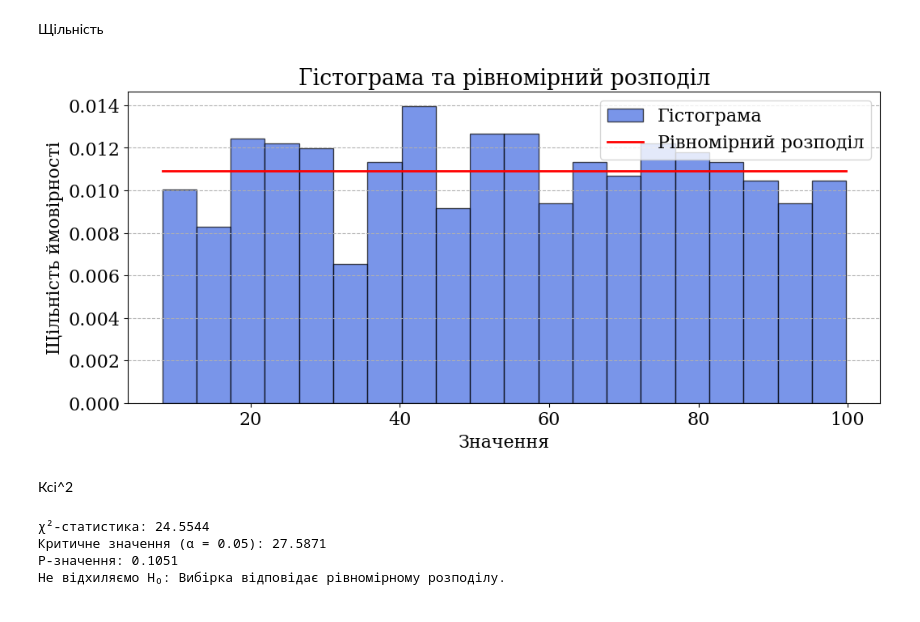
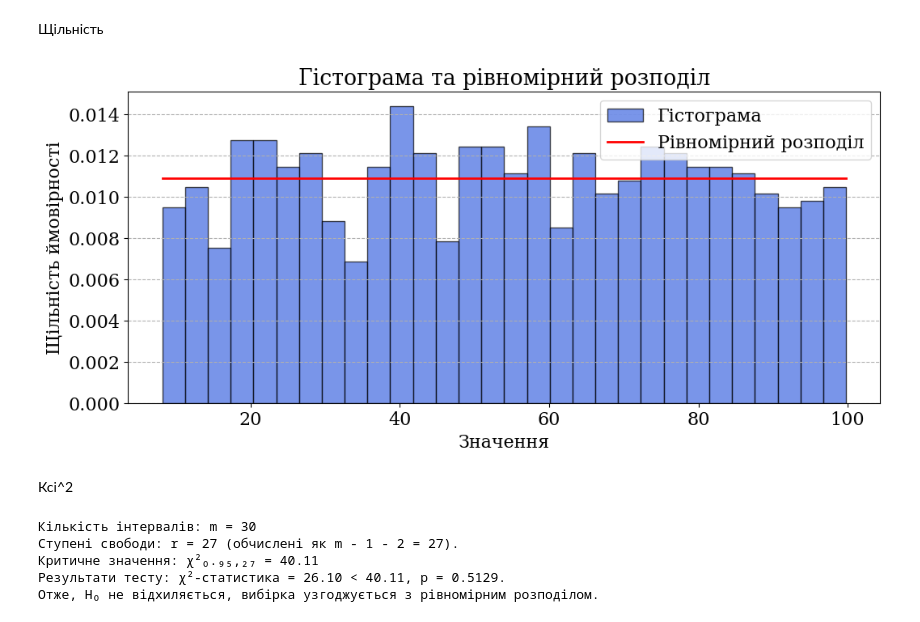
Before and after one commit to poop4ik/statistical-analysis-random-signals, a Jupyter notebook: lab1.ipynb, the cells around one changed output. Cells and saved outputs as stored; diff of their text form; code cells hidden in the pictures.

```diff
--- a/lab1.ipynb
+++ b/lab1.ipynb
@@ -155,33 +159,34 @@ plt.show()
 # %%
 from scipy.stats import uniform
 
 a, b = np.min(x), np.max(x)
 
 # Побудова гістограми
 plt.figure(figsize=(12, 5))
-plt.hist(x, bins=20, density=True, color='royalblue', edgecolor='black', alpha=0.7, label='Гістограма')
+plt.hist(x, bins=30, density=True, color='royalblue', edgecolor='black', alpha=0.7, label='Гістограма')
 
 x_vals = np.linspace(a, b, 300)
 plt.plot(x_vals, uniform.pdf(x_vals, loc=a, scale=b-a), 'r-', lw=2, label='Рівномірний розподіл')
 
 plt.title('Гістограма та рівномірний розподіл')
 plt.xlabel('Значення')
 plt.ylabel('Щільність ймовірності')
 plt.legend()
 plt.grid(axis='y', linestyle='--')
 
 plt.show()
 # %% [output]
-[figure, old version]
+[figure, new version]
 # %% [markdown]
 Ксі^2
 # %%
 from scipy.stats import uniform, chi2
+import numpy as np
 
 a = np.min(x)
 b = np.max(x)
 
-bins = 20
+bins = 30
 observed, bin_edges = np.histogram(x, bins=bins)
 
 expected = len(x) * (uniform.cdf(bin_edges[1:], loc=a, scale=b - a) - uniform.cdf(bin_edges[:-1], loc=a, scale=b - a))
@@ -189,20 +194,17 @@ expected = len(x) * (uniform.cdf(bin_edges[1:], loc=a, scale=b - a) - uniform.cd
 chi2_stat = np.sum((observed - expected)**2 / expected)
 
 df = bins - 1 - 2
-
 chi2_crit = chi2.ppf(0.95, df)
 p_value = 1 - chi2.cdf(chi2_stat, df)
 
-print(f"χ²-статистика: {chi2_stat:.4f}")
-print(f"Критичне значення (α = 0.05): {chi2_crit:.4f}")
-print(f"P-значення: {p_value:.4f}")
-
-if chi2_stat > chi2_crit:
-    print("Відхиляємо H₀: Вибірка не відповідає рівномірному розподілу.")
-else:
-    print("Не відхиляємо H₀: Вибірка відповідає рівномірному розподілу.")
+print(f"Кількість інтервалів: m = {bins}")
+print(f"Ступені свободи: r = {df} (обчислені як m - 1 - 2 = {df}).")
+print(f"Критичне значення: χ²₀.₉₅,₂₇ = {chi2_crit:.2f}")
+print(f"Результати тесту: χ²-статистика = {chi2_stat:.2f} < {chi2_crit:.2f}, p = {p_value:.4f}.")
+print(f"Отже, H₀ {'не відхиляється' if chi2_stat < chi2_crit else 'відхиляється'}, вибірка {'узгоджується' if chi2_stat < chi2_crit else 'не узгоджується'} з рівномірним розподілом.")
 # %% [output]
-χ²-статистика: 24.5544
-Критичне значення (α = 0.05): 27.5871
-P-значення: 0.1051
-Не відхиляємо H₀: Вибірка відповідає рівномірному розподілу.
+Кількість інтервалів: m = 30
+Ступені свободи: r = 27 (обчислені як m - 1 - 2 = 27).
+Критичне значення: χ²₀.₉₅,₂₇ = 40.11
+Результати тесту: χ²-статистика = 26.10 < 40.11, p = 0.5129.
+Отже, H₀ не відхиляється, вибірка узгоджується з рівномірним розподілом.
```
Also changed, not shown: parts of 4 cells of this notebook.
